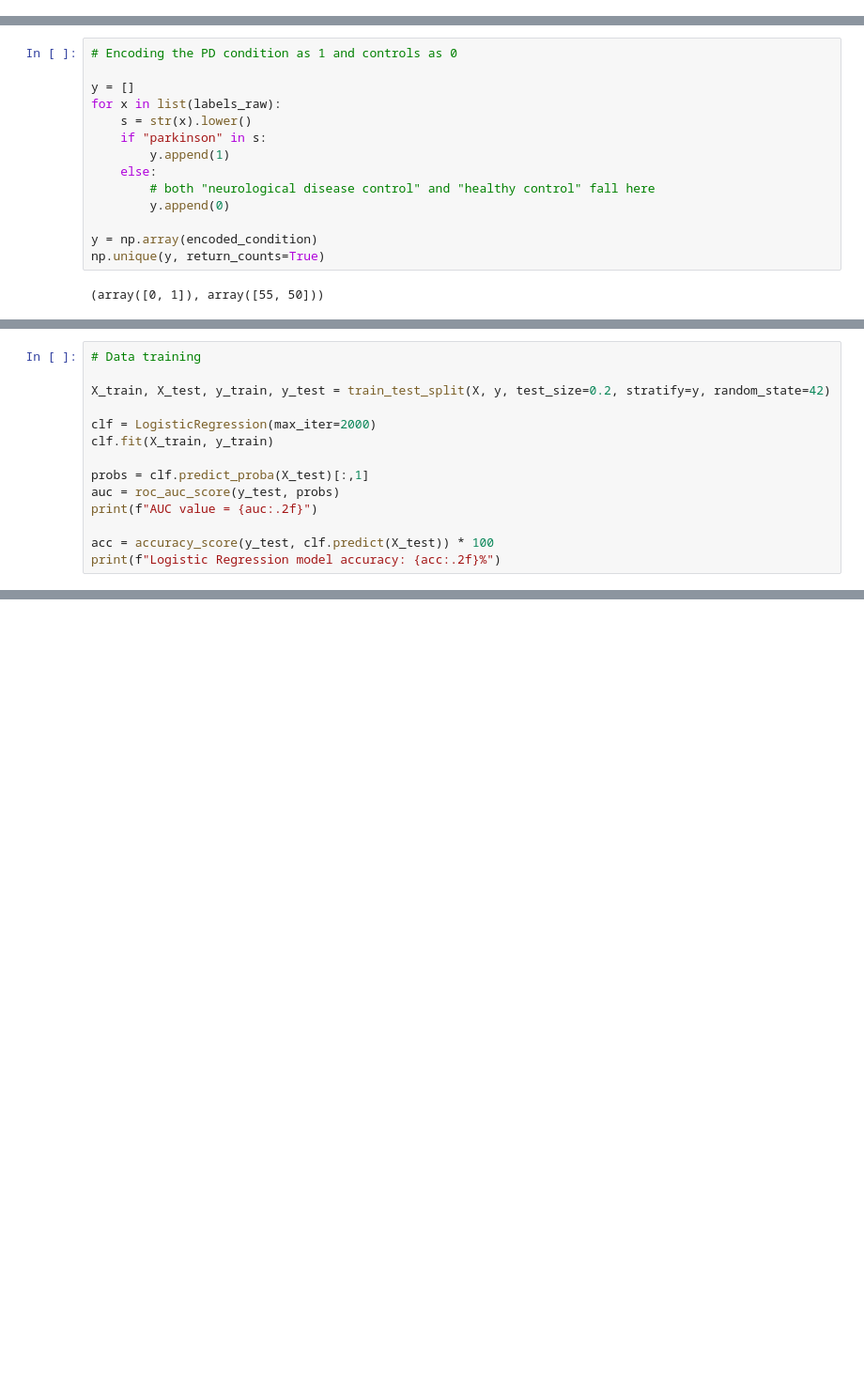
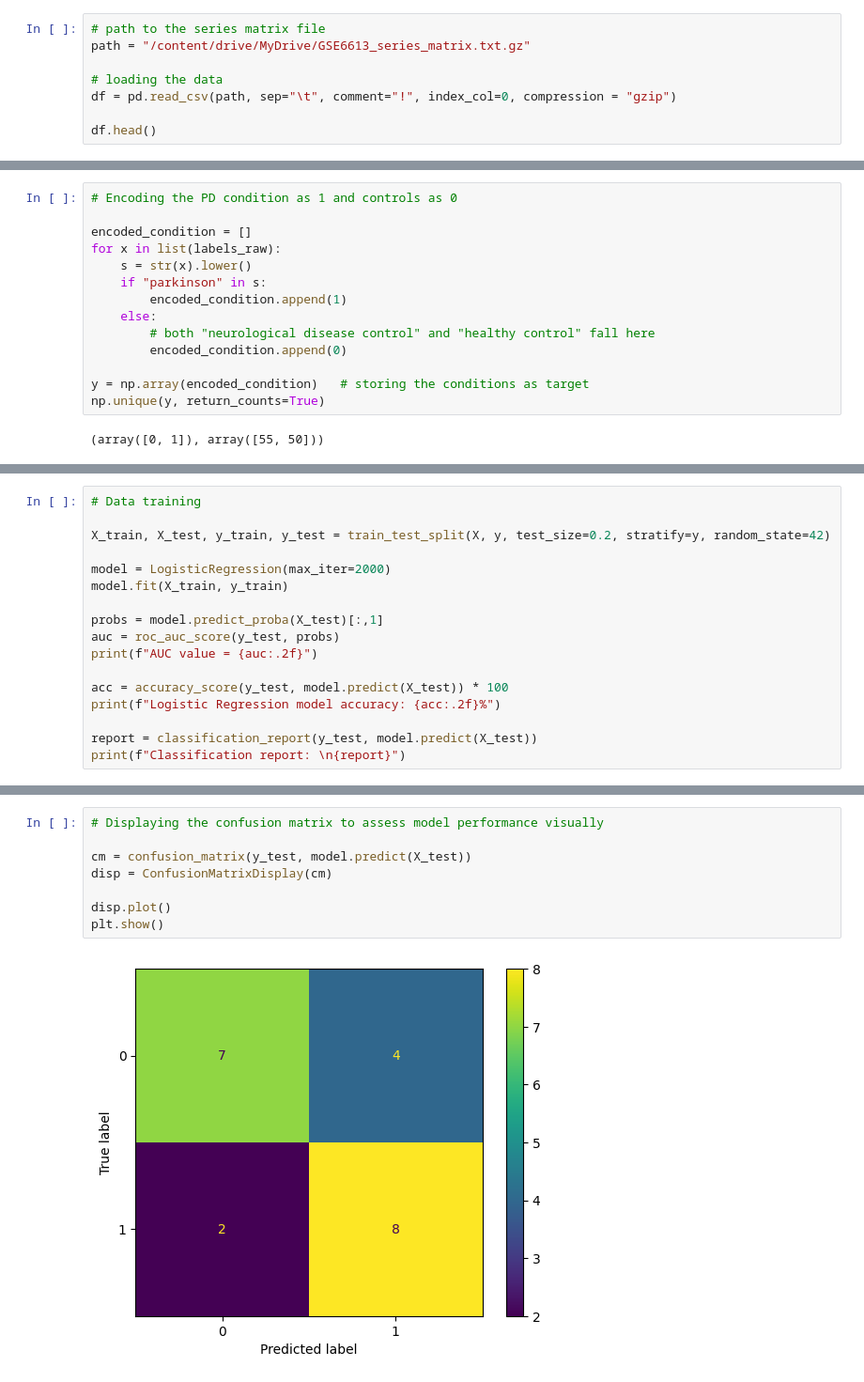
Before and after one commit to RheaJana/pd_disease_prediction, a Jupyter notebook: PD_GEO_training.ipynb, the cells around one changed output, grey strips where cells are left out. Shown at 94% size. Saved outputs shown, nothing was run; the diff lists cells and outputs as text; blank space fills up the shorter version.

```diff
--- a/PD_GEO_training.ipynb
+++ b/PD_GEO_training.ipynb
@@ -26,0 +18,8 @@ df.head()
+# %%
+# path to the series matrix file
+path = "/content/drive/MyDrive/GSE6613_series_matrix.txt.gz"
+
+# loading the data
+df = pd.read_csv(path, sep="\t", comment="!", index_col=0, compression = "gzip")
+
+df.head()
@@ -62,16 +73,16 @@ print(labels_raw)
 # %%
 # Encoding the PD condition as 1 and controls as 0
 
-y = []
+encoded_condition = []
 for x in list(labels_raw):
     s = str(x).lower()
     if "parkinson" in s:
-        y.append(1)
+        encoded_condition.append(1)
     else:
         # both "neurological disease control" and "healthy control" fall here
-        y.append(0)
+        encoded_condition.append(0)
 
-y = np.array(encoded_condition)
+y = np.array(encoded_condition)   # storing the conditions as target
 np.unique(y, return_counts=True)
 # %% [output]
 (array([0, 1]), array([55, 50]))
@@ -123,13 +137,16 @@ GSM153508             22.0              5.9
 
 X_train, X_test, y_train, y_test = train_test_split(X, y, test_size=0.2, stratify=y, random_state=42)
 
-clf = LogisticRegression(max_iter=2000)
-clf.fit(X_train, y_train)
+model = LogisticRegression(max_iter=2000)
+model.fit(X_train, y_train)
 
-probs = clf.predict_proba(X_test)[:,1]
+probs = model.predict_proba(X_test)[:,1]
 auc = roc_auc_score(y_test, probs)
 print(f"AUC value = {auc:.2f}")
 
-acc = accuracy_score(y_test, clf.predict(X_test)) * 100
+acc = accuracy_score(y_test, model.predict(X_test)) * 100
 print(f"Logistic Regression model accuracy: {acc:.2f}%")
+
+report = classification_report(y_test, model.predict(X_test))
+print(f"Classification report: \n{report}")
 # %% [output]
@@ -137,0 +164,10 @@ Logistic Regression model accuracy: 71.43%
+# %%
+# Displaying the confusion matrix to assess model performance visually
+
+cm = confusion_matrix(y_test, model.predict(X_test))
+disp = ConfusionMatrixDisplay(cm)
+
+disp.plot()
+plt.show()
+# %% [output]
+[figure, added]
```
Also changed, not shown: parts of 45 cells of this notebook.
